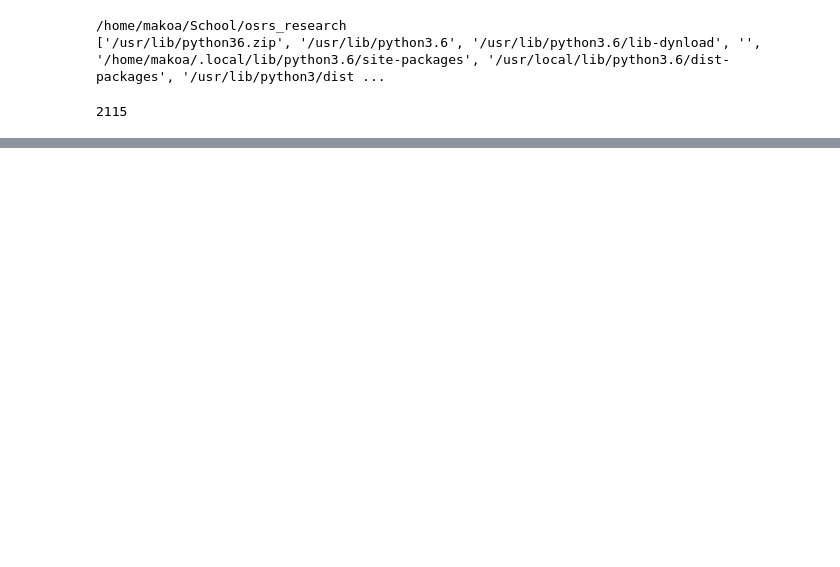
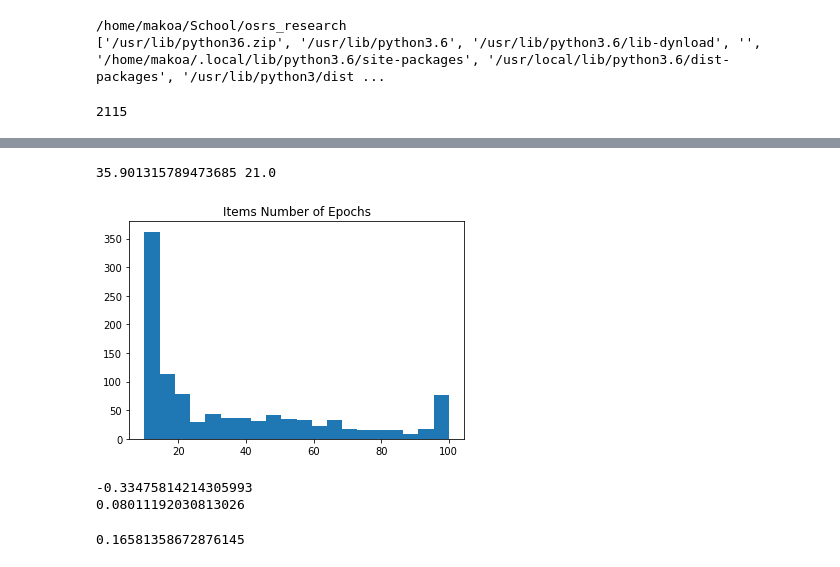
Before and after one commit to rmmartin02/OSRS_Research, a Jupyter notebook: ML/OSRS/Results/MAE_Analysis.ipynb, the cells around one changed output, grey strips where cells are left out. Saved outputs shown, nothing was run; the diff lists cells and outputs as text; code cells hidden in the pictures; blank space fills up the shorter version.

```diff
--- a/ML/OSRS/Results/MAE_Analysis.ipynb
+++ b/ML/OSRS/Results/MAE_Analysis.ipynb
@@ -66,0 +90,17 @@ print('variance,mae',np.corrcoef(variance,mae)[0][1])
+# %%
+for item in itemList:
+    try:
+        y_pred = results[item]['predictions']
+        y_test = results[item]['testPrices']
+        true_pos = len([y_pred[i] for i in range(len(y_pred)-1) if y_pred[i+1] - y_pred[i] > 0 and y_test[i+1] - y_test[i] > 0])
+        false_pos = len([y_pred[i] for i in range(len(y_pred)-1) if y_pred[i+1] - y_pred[i] > 0 and y_test[i+1] - y_test[i] < 0])
+        true_neg = len([y_pred[i] for i in range(len(y_pred)-1) if y_pred[i+1] - y_pred[i] < 0 and y_test[i+1] - y_test[i] < 0])
+        false_neg = len([y_pred[i] for i in range(len(y_pred)-1) if y_pred[i+1] - y_pred[i] < 0 and y_test[i+1] - y_test[i] > 0])
+        results[item]['accuracy'] = (true_pos + true_neg) / (true_pos + true_neg + false_pos + false_neg)
+        prec = (true_pos) / (true_pos + false_pos + .0001)
+        results[item]['precision'] = prec
+        recall = (true_pos) / (true_pos + false_neg + .0001)
+        results[item]['recall'] = recall
+        results[item]['f1'] = (2 * recall * prec) / (recall + prec)
+    except ZeroDivisionError:
+        print(item)
@@ -66,0 +151,18 @@ print('variance,mae',np.corrcoef(variance,mae)[0][1])
+# %%
+numEpochs = [results[item]['numEpochs'] for item in itemList]
+# %%
+print(np.mean(numEpochs),np.median(numEpochs))
+# %% [output]
+35.901315789473685 21.0
+# %%
+plt.hist(numEpochs,20,range=(10,100))
+plt.title('Items Number of Epochs')
+plt.show()
+# %% [output]
+[figure, added]
+# %%
+print(np.corrcoef(numEpochs,mae)[0][1])
+print(np.corrcoef(numEpochs,profs)[0][1])
+# %% [output]
+-0.33475814214305993
+0.08011192030813026
@@ -66,0 +172,4 @@ print('variance,mae',np.corrcoef(variance,mae)[0][1])
+# %%
+print(np.corrcoef(lowMae,lowMaeProf)[0][1])
+# %% [output]
+0.16581358672876145
```
Also changed, not shown: parts of 16 cells of this notebook, 9 other files.
